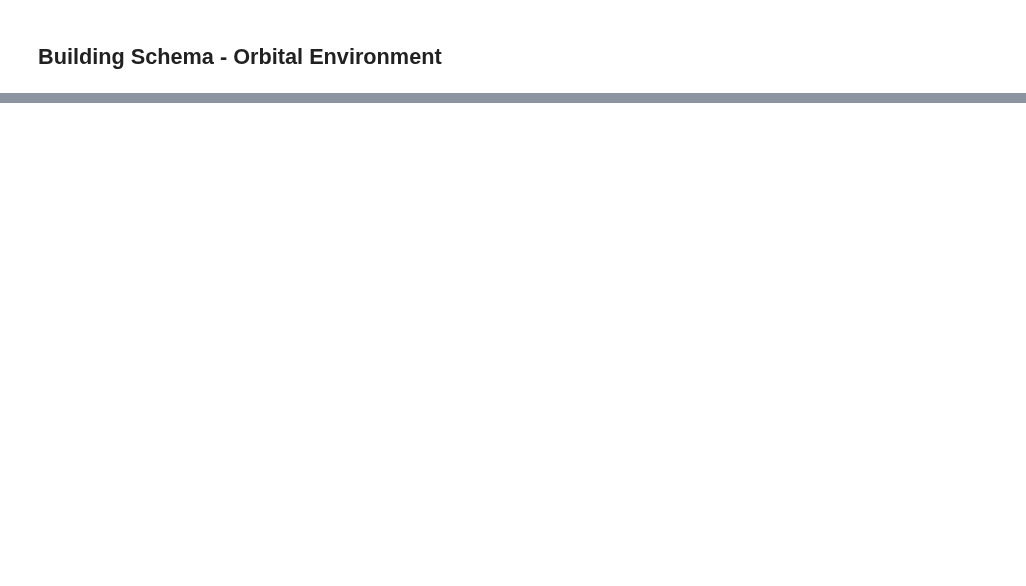
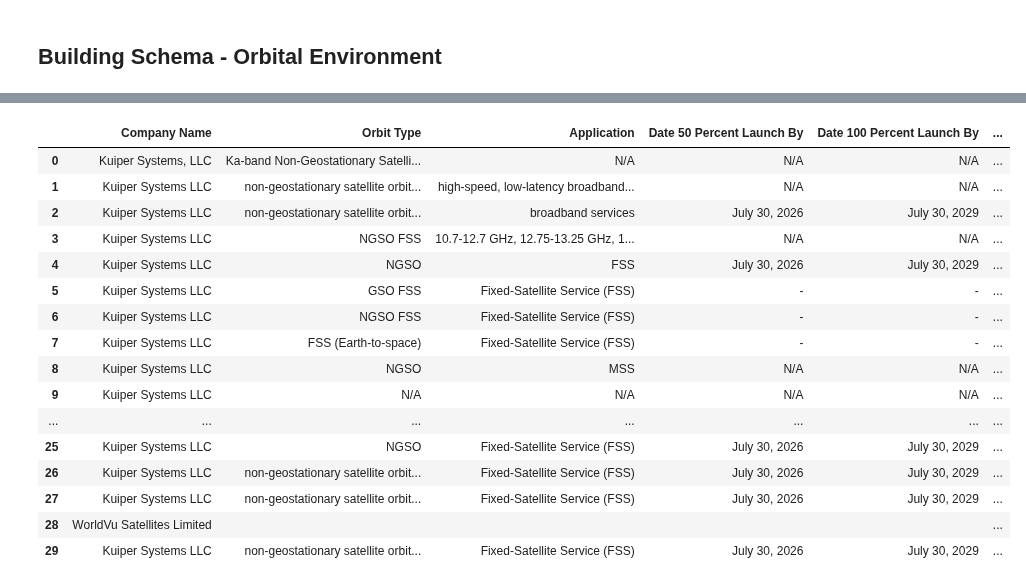
Before and after one commit to AlinZohari/InformationExtraction, a Jupyter notebook: langchain_kor_OpenAIAPI.ipynb, the cells around one changed output, grey strips where cells are left out. Drawn from its saved outputs; the diff is of its cells as text; code cells hidden in the pictures; blank space fills up the shorter version.

```diff
--- a/langchain_kor_OpenAIAPI.ipynb
+++ b/langchain_kor_OpenAIAPI.ipynb
@@ -367,0 +454,8 @@ chain.run(("Boeing must launch 50 percent of the maximum number of proposed spac
+# %%
+chain = create_extraction_chain(
+    llm,
+    schema,
+    encoder_or_encoder_class="csv",
+    validator=extraction_validator,
+    input_formatter="triple_quotes",
+)
@@ -367,0 +520,52 @@ chain.run(("Boeing must launch 50 percent of the maximum number of proposed spac
+# %%
+import pandas as pd
+
+def generate_dataframe(json_data):
+    # Prepare an empty list to store all OrbitEnv data
+    data = []
+
+    for record in json_data:
+        orbitenv_list = record.get('data', {}).get('orbitenv', [])
+        for orbitenv in orbitenv_list:
+            # Get details for each orbitenv and append it to data
+            data.append([
+                orbitenv.get('company_name', ''),
+                orbitenv.get('orbit_type', ''),
+                orbitenv.get('application', ''),
+                orbitenv.get('date_50', ''),
+                orbitenv.get('date_100', ''),
+                orbitenv.get('total_number_satellites', ''),
+                orbitenv.get('altitude', '') if orbitenv.get('altitude', '') else 'Null',
+                orbitenv.get('inclination', '') if orbitenv.get('inclination', '') else 'Null',
+                orbitenv.get('number_orbital_plane', '') if orbitenv.get('number_orbital_plane', '') else 'Null',
+                orbitenv.get('number_satellites_per_plane', '') if orbitenv.get('number_satellites_per_plane', '') else 'Null',
+                orbitenv.get('orbit_shape', '') if orbitenv.get('orbit_shape', '') else 'Null'
+            ])
+
+    # Convert the list into a DataFrame
+    df = pd.DataFrame(data, columns=['Company Name', 'Orbit Type', 'Application','Date 50 Percent Launch By', 'Date 100 Percent Launch By', 'Total Number of Satellites', 'Altitudes','Inclination', 'Number of Orbital Plane', 'Number of Satellites Per Plane', 'Orbit Shape' ])
+
+    return df
+
+# Usage:
+df = generate_dataframe(document_extraction_results)
+# %%
+df
+# %% [output]
+|  | Company Name | Orbit Type | Application | Date 50 Percent Launch By | Date 100 Percent Launch By | ... |
+| 0 | Kuiper Systems, LLC | Ka-band Non-Geostationary Satelli... | N/A | N/A | N/A | ... |
+| 1 | Kuiper Systems LLC | non-geostationary satellite orbit... | high-speed, low-latency broadband... | N/A | N/A | ... |
+| 2 | Kuiper Systems LLC | non-geostationary satellite orbit... | broadband services | July 30, 2026 | July 30, 2029 | ... |
+| 3 | Kuiper Systems LLC | NGSO FSS | 10.7-12.7 GHz, 12.75-13.25 GHz, 1... | N/A | N/A | ... |
+| 4 | Kuiper Systems LLC | NGSO | FSS | July 30, 2026 | July 30, 2029 | ... |
+| 5 | Kuiper Systems LLC | GSO FSS | Fixed-Satellite Service (FSS) | - | - | ... |
+| 6 | Kuiper Systems LLC | NGSO FSS | Fixed-Satellite Service (FSS) | - | - | ... |
+| 7 | Kuiper Systems LLC | FSS (Earth-to-space) | Fixed-Satellite Service (FSS) | - | - | ... |
+| 8 | Kuiper Systems LLC | NGSO | MSS | N/A | N/A | ... |
+| 9 | Kuiper Systems LLC | N/A | N/A | N/A | N/A | ... |
+| ... | ... | ... | ... | ... | ... | ... |
+| 25 | Kuiper Systems LLC | NGSO | Fixed-Satellite Service (FSS) | July 30, 2026 | July 30, 2029 | ... |
+| 26 | Kuiper Systems LLC | non-geostationary satellite orbit... | Fixed-Satellite Service (FSS) | July 30, 2026 | July 30, 2029 | ... |
+| 27 | Kuiper Systems LLC | non-geostationary satellite orbit... | Fixed-Satellite Service (FSS) | July 30, 2026 | July 30, 2029 | ... |
+| 28 | WorldVu Satellites Limited |  |  |  |  | ... |
+| 29 | Kuiper Systems LLC | non-geostationary satellite orbit... | Fixed-Satellite Service (FSS) | July 30, 2026 | July 30, 2029 | ... |
```
Also changed, not shown: parts of 34 cells of this notebook.
